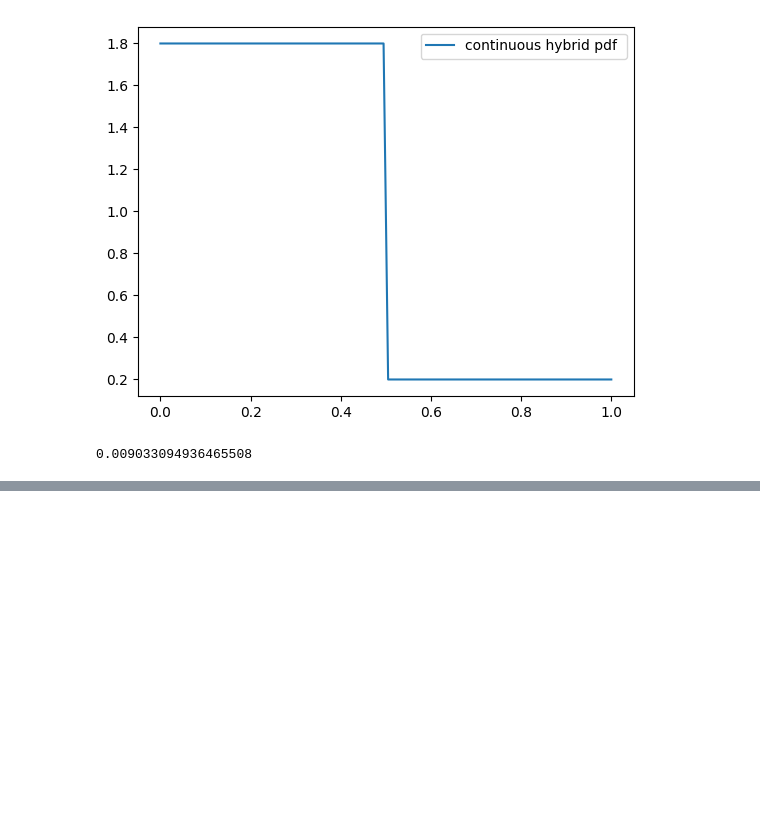
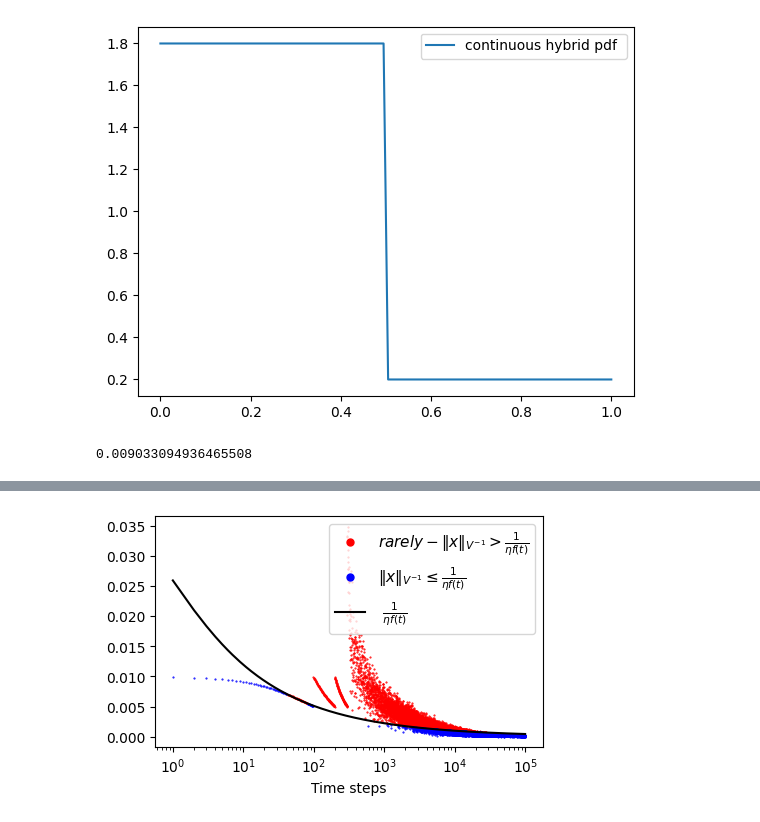
Before and after one commit to MaxHeuillet/partial-monitoring-algos, a Jupyter notebook: partial_monitoring/tests.ipynb, the cells around one changed output, grey strips where cells are left out. Saved outputs shown, nothing was run; the diff lists cells and outputs as text; code cells hidden in the pictures; blank space fills up the shorter version.

```diff
--- a/partial_monitoring/tests.ipynb
+++ b/partial_monitoring/tests.ipynb
@@ -264,0 +294,12 @@ print(U)
+# %%
+x = np.zeros((d,1))
+idx = 0
+x[idx] = 1
+
+a = np.sqrt( x.T @ V @ x )
+a = a[0][0]
+print(a)
+
+b = np.sqrt( x.T @ Vinv @ x )
+b = b[0][0]
+print(1/b)
@@ -264,0 +309,70 @@ print(U)
+# %%
+import numpy as np
+
+def is_pos_def(x):
+    return np.all(np.linalg.eigvals(x) > 0)
+
+norm = []
+inv = []
+borne = []
+
+contexts = []
+
+d = 10
+n = 100000
+Vinv = 0.01 * np.identity(d)
+
+for _ in range(1,n):
+
+    if _>1:
+
+        x = np.zeros((d,1))
+        if _ < 100:
+            idx = 0
+            x[idx] = 1
+        elif _>= 100 and _<200:
+            idx = 1
+            x[idx] = 1
+        elif _>=200 and _<300:
+            idx = 2
+            x[idx] = 1
+        else:
+            x = np.random.uniform(0,1,d)
+            x = x.reshape((d,1))
+
+        # x = np.random.uniform(0,1,d)
+        # x = x.reshape((d,1))
+
+        low =  1 + x.T @ Vinv @ x
+        high =  Vinv @ x @ x.T @ Vinv
+        Vinv = Vinv - high / low
+
+        val =  x.T @ Vinv @ x
+
+        inv.append( val[0][0]  )
+
+        rate = np.sqrt( 4 * 4* d**2 * 0.66 * (_**(2/3) ) * ( 1.01 * np.log(_) )**(1/3) )
+        borne.append(  1 / rate )
+
+
+import matplotlib.pyplot as plt
+
+fig, axs = plt.subplots(figsize=(5, 3))
+
+# plt.ylim(0,0.025 )
+
+inv1 = [ i if i>=j else np.nan for i,j in zip(inv,borne)  ]
+inv2 = [ i if i<j else np.nan for i,j in zip(inv,borne)  ]
+plt.plot(range(1,n-1), inv1, '.', markersize = 1, color = 'red', label = r'$ rarely - \| x \|_{V^{-1}} > \frac{1}{\eta f(t)} $')
+plt.plot(range(1,n-1), inv2, '.', markersize = 1, color = 'blue', label = r'$\| x \|_{V^{-1}} \leq \frac{1}{\eta f(t)} $')
+plt.plot(range(1,n-1), borne, color = 'black', label = r' $\frac{1}{\eta f(t)} $' )
+plt.legend(markerscale=10, fontsize = 11)
+plt.xscale('log')
+plt.xlabel('Time steps')
+
+count_non_nan = np.count_nonzero(~np.isnan(inv1))
+
+print(count_non_nan)
+
+# plt.savefig('./forced_exploration.png', bbox_inches='tight', dpi=300)
+# %% [output]
@@ -264,0 +380 @@ print(U)
+[figure, added]
```
Also changed, not shown: parts of 11 cells of this notebook, 13 other files.
